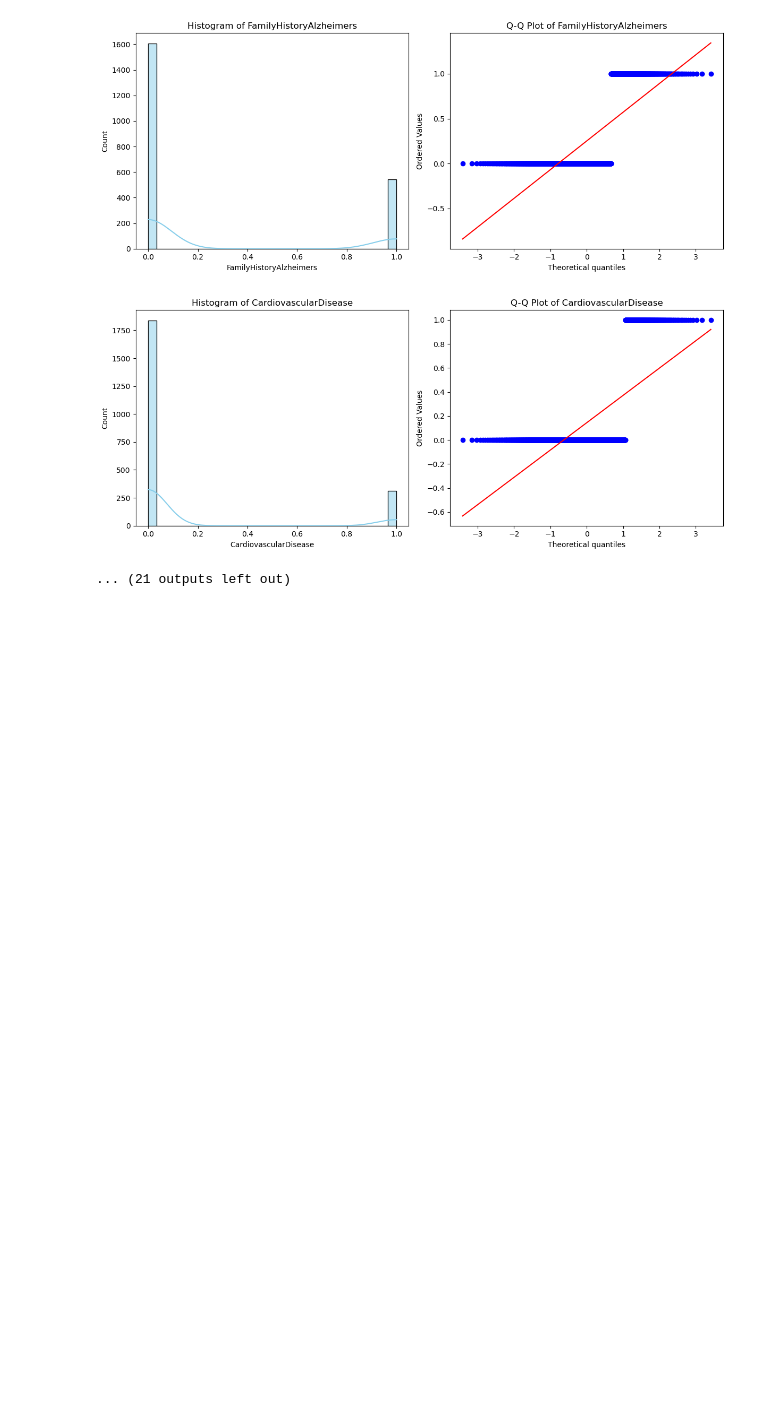
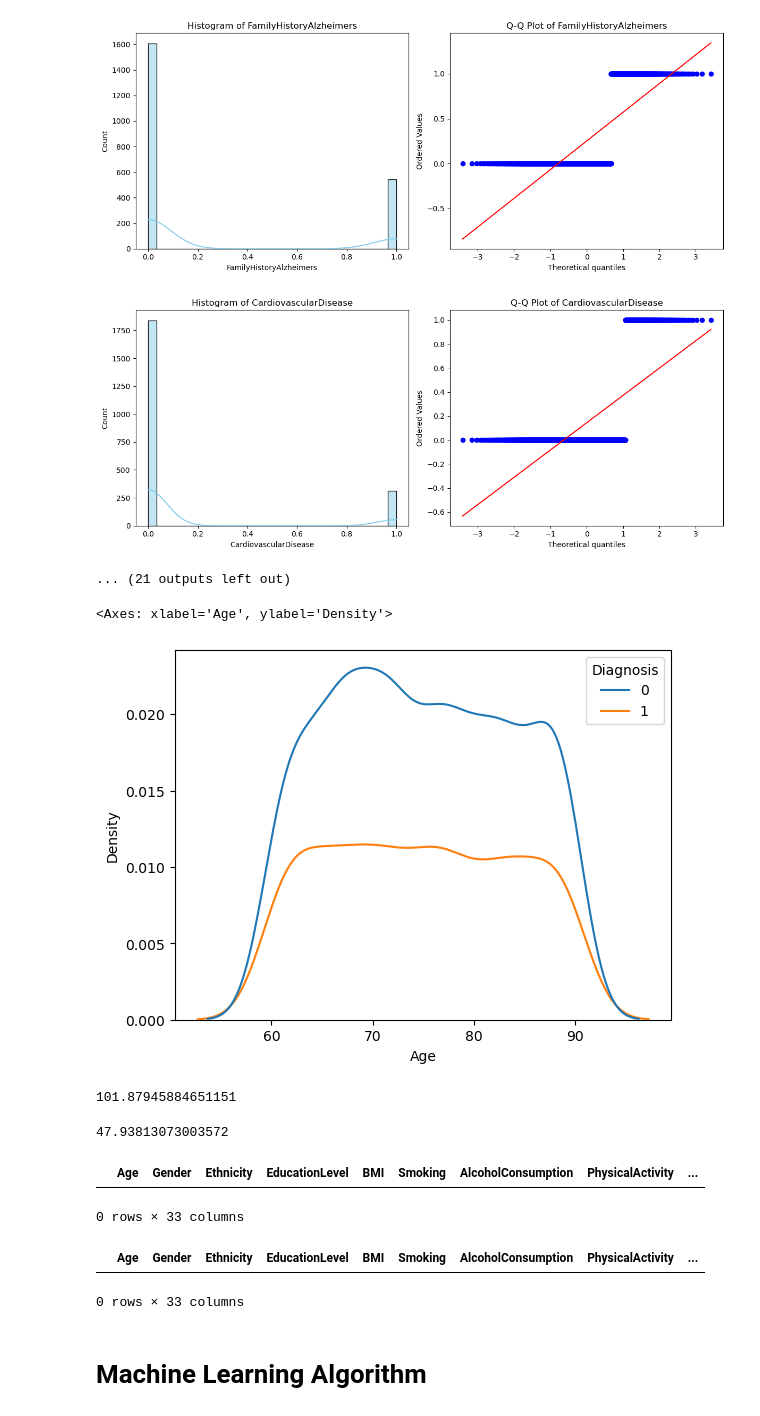
Before and after one commit to SadabAli/Alzheimer-s-Disease, a Jupyter notebook: DataAnalysys.ipynb, the cells around one changed output. Saved outputs shown, nothing was run; the diff lists cells and outputs as text; code cells hidden in the pictures; blank space fills up the shorter version.

```diff
--- a/DataAnalysys.ipynb
+++ b/DataAnalysys.ipynb
@@ -187,3 +187,30 @@ for col in numeric_cols:
 [figure]
 [figure]
 ... (21 outputs left out)
+# %%
+sns.kdeplot(data=data , x = 'Age', hue='Diagnosis')
+# %% [output]
+<Axes: xlabel='Age', ylabel='Density'>
+[figure, added]
+# %%
+# Use of Normal distribution
+
+data['Age'].mean() + 3*data['Age'].std() # std value is +3 (for +ve)
+# %% [output]
+101.87945884651151
+# %%
+data['Age'].mean() - 3*data['Age'].std()
+# %% [output]
+47.93813073003572
+# %%
+data[data['Age'] > 101] # there is no outlier
+# %% [output]
+|  | Age | Gender | Ethnicity | EducationLevel | BMI | Smoking | AlcoholConsumption | PhysicalActivity | ... |
+0 rows × 33 columns
+# %%
+data[data['Age'] < 47]
+# %% [output]
+|  | Age | Gender | Ethnicity | EducationLevel | BMI | Smoking | AlcoholConsumption | PhysicalActivity | ... |
+0 rows × 33 columns
+# %% [markdown]
+# Machine Learning Algorithm
```
Also changed, not shown: parts of 9 cells of this notebook.
